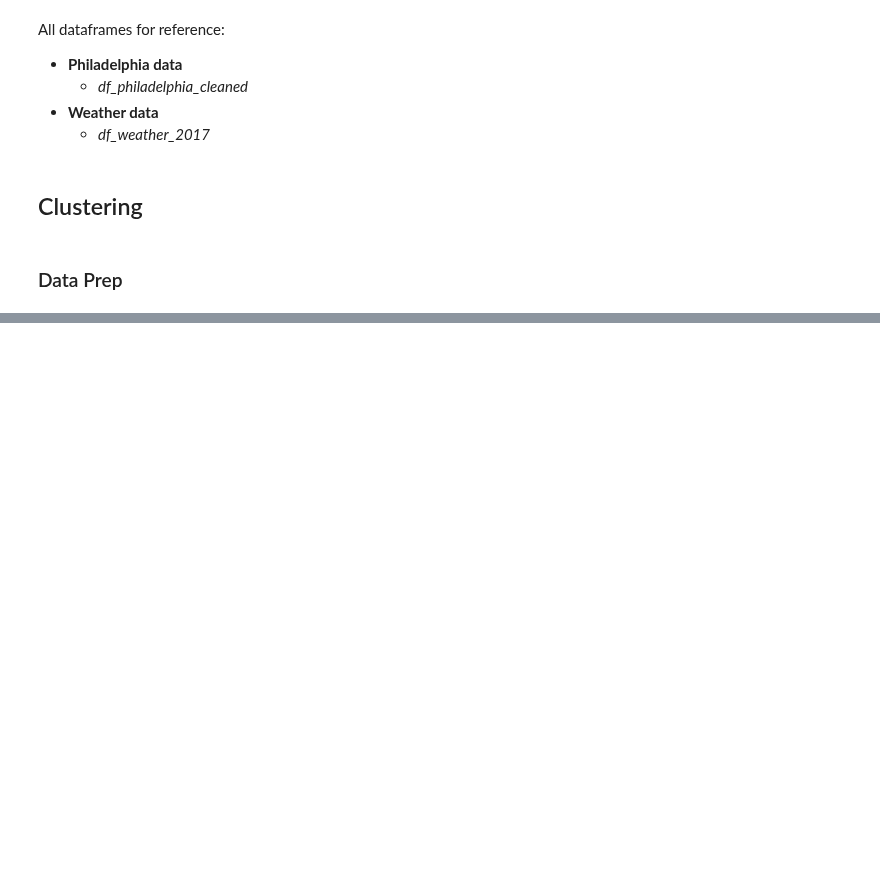
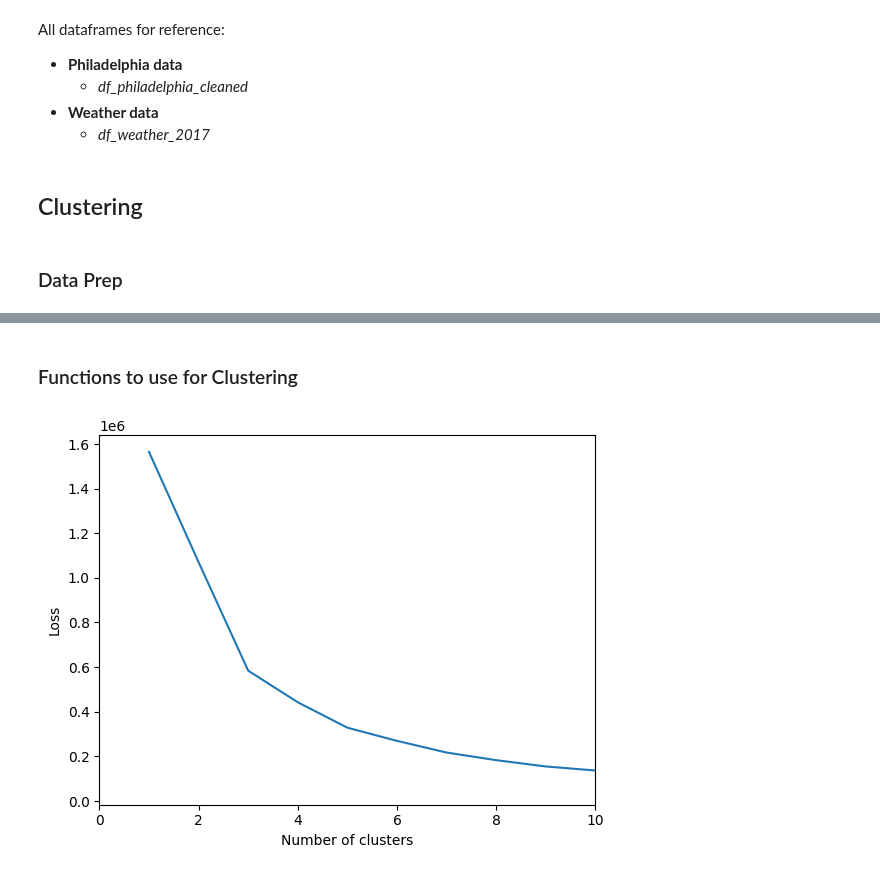
Before and after one commit to yassinehammou27/intentionally_blank, a Jupyter notebook: Team Assignment - Intentionally Blank.ipynb, the cells around one changed output, grey strips where cells are left out. Saved outputs shown, nothing was run; the diff lists cells and outputs as text; code cells hidden in the pictures; blank space fills up the shorter version.

Commit message:
First features implemented and clustered

```diff
--- a/Team Assignment - Intentionally Blank.ipynb
+++ b/Team Assignment - Intentionally Blank.ipynb
@@ -422,0 +343,28 @@ sns.boxplot(x='user_type', y='First PC', data = df_phil_clustering_pca)
+# %% [markdown]
+### Functions to use for Clustering
+# %%
+# This function is used to standardize features
+def scalingData(dataframe):
+    scaler = StandardScaler()
+    dataframe = pd.DataFrame(scaler.fit_transform(dataframe))
+    dataframe.head()
+    return dataframe
+# %%
+# This function calculates the Loss per cluster amount and plots the result of it in the range of 0-10 on the x-axis
+def calcAndPlotLoss(clusterAmount, dataframe):
+    k_max = clusterAmount
+
+    clusters = []
+    losses = []
+
+    for k in range(k_max):
+        model = KMeans(n_clusters=k+1)
+        model.fit(dataframe)
+        clusters.append(k+1)
+        losses.append(model.inertia_)
+
+    plt.plot(clusters, losses)
+    plt.ylabel("Loss")
+    plt.xlabel("Number of clusters")
+    plt.xlim([0,10])
+    plt.show()
@@ -422,0 +382,5 @@ sns.boxplot(x='user_type', y='First PC', data = df_phil_clustering_pca)
+# %%
+df_phil_clustering_scaled = scalingData(df_phil_clustering)
+calcAndPlotLoss(20, df_phil_clustering_scaled)
+# %% [output]
+[figure, added]
```
Also changed, not shown: parts of 16 cells of this notebook.
